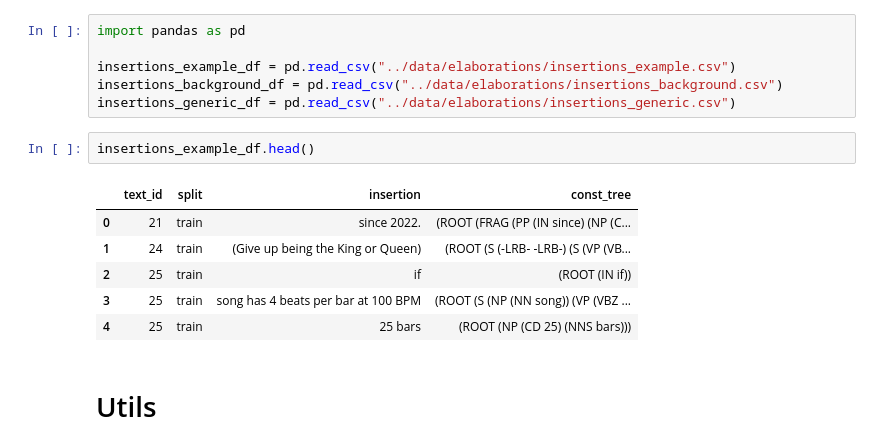
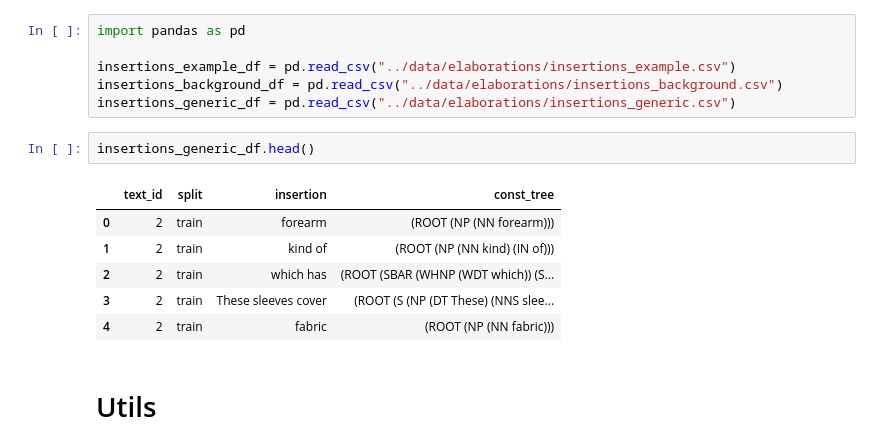
Before and after one commit to martgru/ElabSimp, a Jupyter notebook: main/insertions_clustering.ipynb, the cells around one changed output. Cells and saved outputs as stored; diff of their text form.

```diff
--- a/main/insertions_clustering.ipynb
+++ b/main/insertions_clustering.ipynb
@@ -7,14 +7,14 @@ insertions_example_df = pd.read_csv("../data/elaborations/insertions_example.csv
 insertions_background_df = pd.read_csv("../data/elaborations/insertions_background.csv")
 insertions_generic_df = pd.read_csv("../data/elaborations/insertions_generic.csv")
 # %%
-insertions_example_df.head()
+insertions_generic_df.head()
 # %% [output]
 |  | text_id | split | insertion | const_tree |
-| 0 | 21 | train | since 2022. | (ROOT (FRAG (PP (IN since) (NP (C... |
-| 1 | 24 | train | (Give up being the King or Queen) | (ROOT (S (-LRB- -LRB-) (S (VP (VB... |
-| 2 | 25 | train | if | (ROOT (IN if)) |
-| 3 | 25 | train | song has 4 beats per bar at 100 BPM | (ROOT (S (NP (NN song)) (VP (VBZ ... |
-| 4 | 25 | train | 25 bars | (ROOT (NP (CD 25) (NNS bars))) |
+| 0 | 2 | train | forearm | (ROOT (NP (NN forearm))) |
+| 1 | 2 | train | kind of | (ROOT (NP (NN kind) (IN of))) |
+| 2 | 2 | train | which has | (ROOT (SBAR (WHNP (WDT which)) (S... |
+| 3 | 2 | train | These sleeves cover | (ROOT (S (NP (DT These) (NNS slee... |
+| 4 | 2 | train | fabric | (ROOT (NP (NN fabric))) |
 # %% [markdown]
 # Utils
 # %% [markdown]
```
Also changed, not shown: parts of 31 cells of this notebook.
